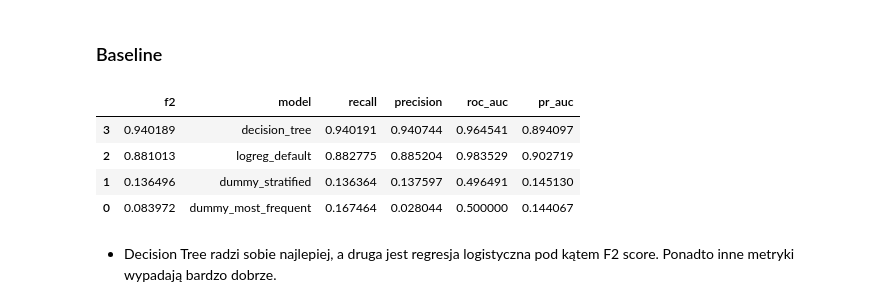
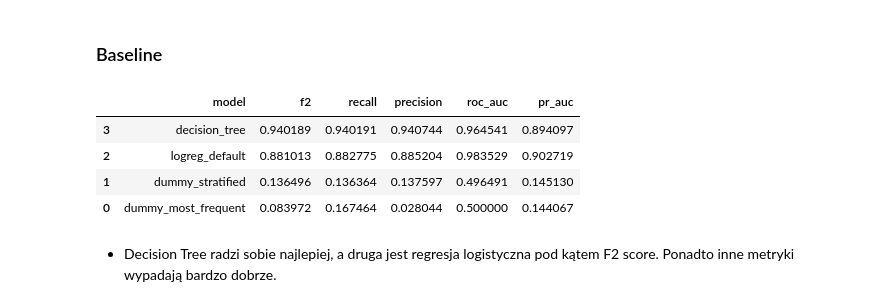
Before and after one commit to Zajecia-na-PWr-LR/lista-5-dawidmuszynski1, a Jupyter notebook: Zad_1.ipynb, the cells around one changed output. Drawn from its saved outputs; the diff is of its cells as text; code cells hidden in the pictures.

```diff
--- a/Zad_1.ipynb
+++ b/Zad_1.ipynb
@@ -194,9 +180,11 @@ plt.show()
 X = df.drop(columns = ["NObeyesdad"]).copy()
 y = df["NObeyesdad"].copy()
 X_train, X_test, y_train, y_test = train_test_split(X, y, test_size = 0.2, random_state = 67, stratify = y)
-scaler = StandardScaler()
-X_train = scaler.fit_transform(X_train)
-X_test = scaler.transform(X_test)
+
+pipeline_logreg = Pipeline([
+    ('scaler', StandardScaler()),
+    ('logreg', LogisticRegression(max_iter = 2000, random_state = 42))
+])
 # %% [markdown]
 ### Baseline
 # %%
@@ -209,41 +197,42 @@ def evaluate_model(model, X_train, y_train, X_test, y_test):
         roc_auc = roc_auc_score(y_test, y_score, multi_class='ovr')
     elif hasattr(model, "decision_function"):
         roc_auc = None
+        y_score = None
     else:
         y_score = y_pred
 
     return {
+        "f2": fbeta_score(y_test, y_pred, beta=2, zero_division=0, average='weighted'),
         "recall": recall_score(y_test, y_pred, zero_division=0, average='weighted'),
         "precision": precision_score(y_test, y_pred, zero_division=0, average='weighted'),
-        "f2": fbeta_score(y_test, y_pred, beta=2, zero_division=0, average='weighted'),
         "roc_auc": roc_auc,
         "pr_auc": average_precision_score(y_test, y_score,average='weighted'),
     }
 # %%
 baseline_models = {
     "dummy_most_frequent": DummyClassifier(strategy="most_frequent"),
     "dummy_stratified": DummyClassifier(strategy="stratified", random_state=42),
-    "logreg_default": LogisticRegression(max_iter=2000, random_state=42),
+    "logreg_default": pipeline_logreg,
     "decision_tree": DecisionTreeClassifier(random_state = 42)
 }
 
 rows = []
 for name, model in baseline_models.items():
     metrics = evaluate_model(model, X_train, y_train, X_test, y_test)
     metrics["model"] = name
     rows.append(metrics)
 
 baseline_results = pd.DataFrame(rows)[
-    ["f2", "model", "recall", "precision" , "roc_auc", "pr_auc"]
+    [ "model", "f2", "recall", "precision" , "roc_auc", "pr_auc"]
 ].sort_values("f2", ascending=False)
 
 baseline_results
 # %% [output]
-|  | f2 | model | recall | precision | roc_auc | pr_auc |
-| 3 | 0.940189 | decision_tree | 0.940191 | 0.940744 | 0.964541 | 0.894097 |
-| 2 | 0.881013 | logreg_default | 0.882775 | 0.885204 | 0.983529 | 0.902719 |
-| 1 | 0.136496 | dummy_stratified | 0.136364 | 0.137597 | 0.496491 | 0.145130 |
-| 0 | 0.083972 | dummy_most_frequent | 0.167464 | 0.028044 | 0.500000 | 0.144067 |
+|  | model | f2 | recall | precision | roc_auc | pr_auc |
+| 3 | decision_tree | 0.940189 | 0.940191 | 0.940744 | 0.964541 | 0.894097 |
+| 2 | logreg_default | 0.881013 | 0.882775 | 0.885204 | 0.983529 | 0.902719 |
+| 1 | dummy_stratified | 0.136496 | 0.136364 | 0.137597 | 0.496491 | 0.145130 |
+| 0 | dummy_most_frequent | 0.083972 | 0.167464 | 0.028044 | 0.500000 | 0.144067 |
 # %% [markdown]
 - Decision Tree radzi sobie najlepiej, a druga jest regresja logistyczna pod kątem F2 score. Ponadto inne metryki wypadają bardzo dobrze.
 # %% [markdown]
```
Also changed, not shown: parts of 15 cells of this notebook, 1 other file.
